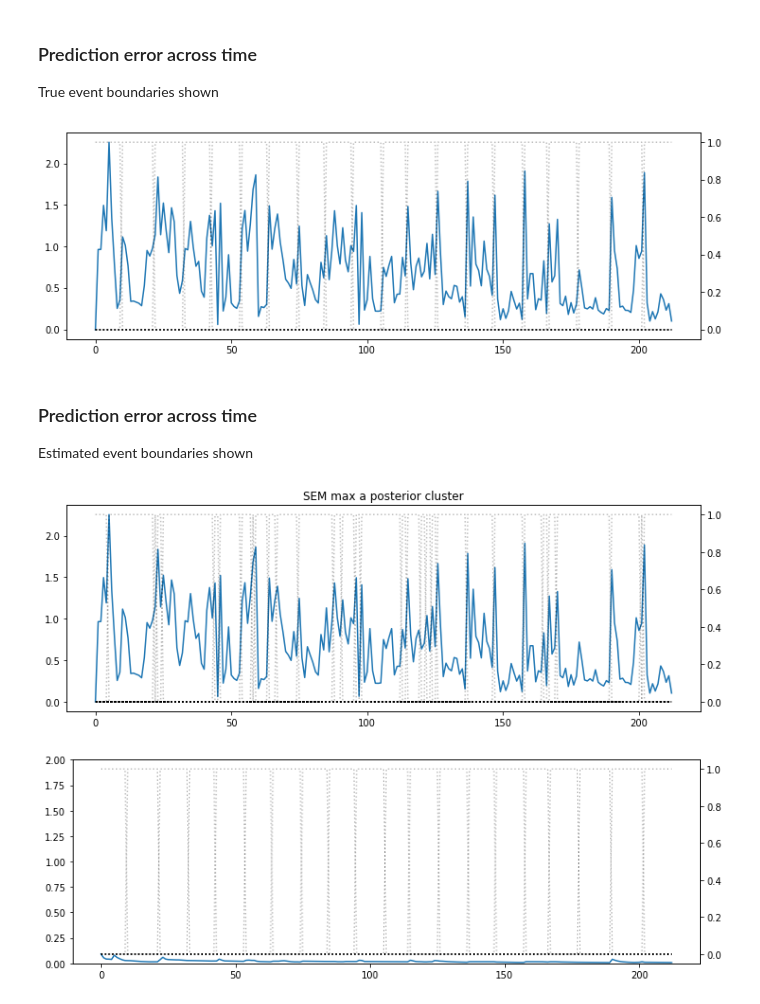
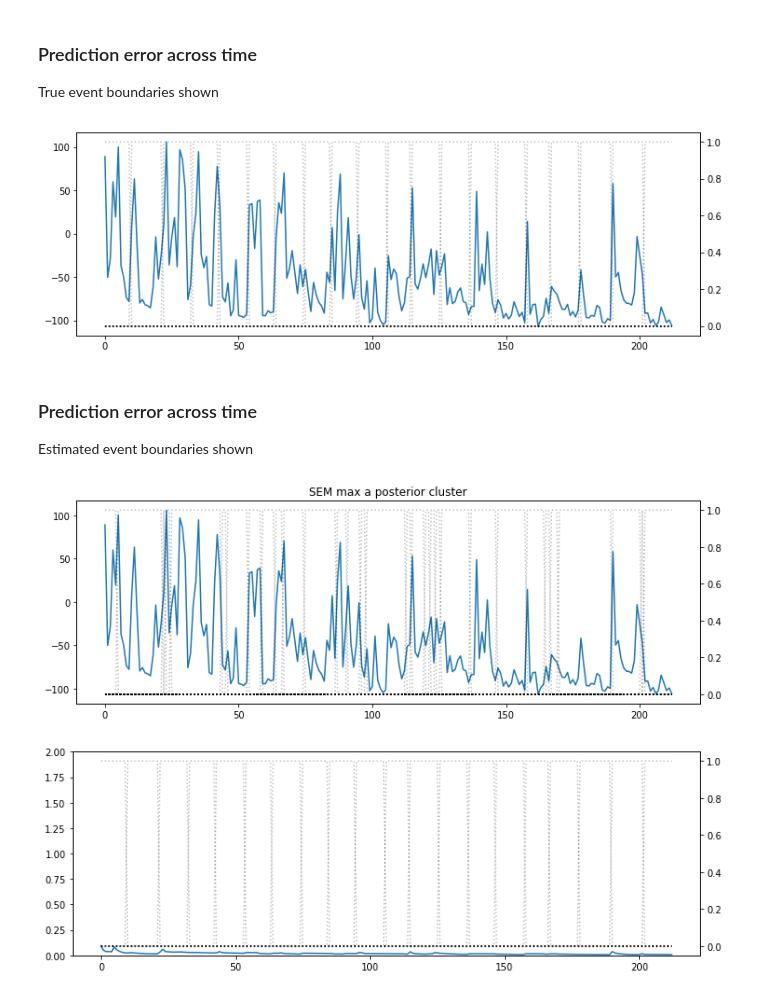
Before and after one commit to nicktfranklin/SEM_paper_simulations, a Jupyter notebook: Demo - Motion Capture Data.ipynb, the cells around one changed output. Drawn from its saved outputs; the diff is of its cells as text; code cells hidden in the pictures.

```diff
--- a/Demo - Motion Capture Data.ipynb
+++ b/Demo - Motion Capture Data.ipynb
@@ -332,20 +334,20 @@ True event boundaries shown
 # %%
 fig, ax1 = plt.subplots(figsize=(12, 4))
 
 
 ax2 = ax1.twinx()
 y_clust = np.zeros((y_train.shape[0], 13))
 for ii, y0 in enumerate(y_train):
     y_clust[ii, y0] = 1.0
 ax2.plot(y_clust, 'k:', alpha=0.25)
 
 
-ax1.plot(sem.results.pe)
+ax1.plot(-sem.results.log_loss)
 
 
 plt.show()
 # %% [output]
-[figure, old version]
+[figure, new version]
 # %% [markdown]
 ### Prediction error across time
 Estimated event boundaries shown
@@ -360,12 +362,12 @@ for t in range(sem.results.post.shape[0]):
 ax2.plot(max_post, 'k:', alpha=0.25)
 ax2.set_title('SEM max a posterior cluster')
 
-ax1.plot(sem.results.pe)
+ax1.plot(-sem.results.log_loss)
 
 
 plt.show()
 # %% [output]
-[figure, old version]
+[figure, new version]
 # %%
 # what would the beta estimate be across time without paying attention to the event boundaries?
 n, d = X_train.shape
```
Also changed, not shown: parts of 11 cells of this notebook, 3 other files.
